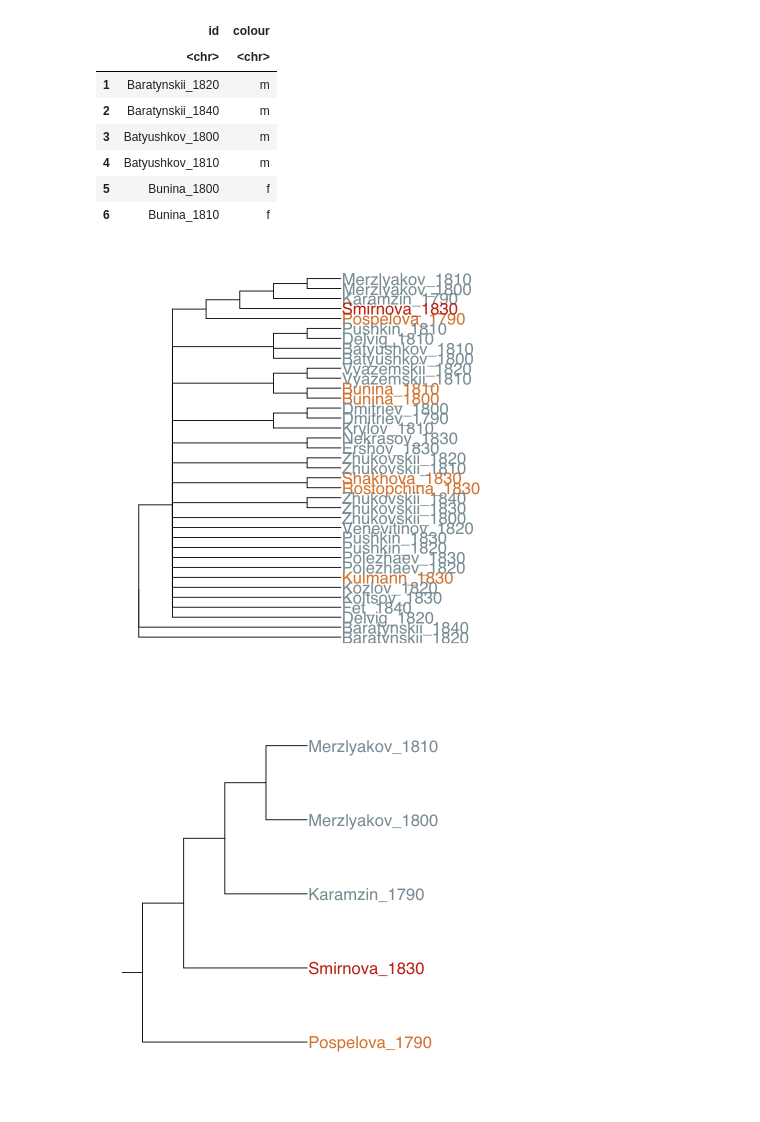
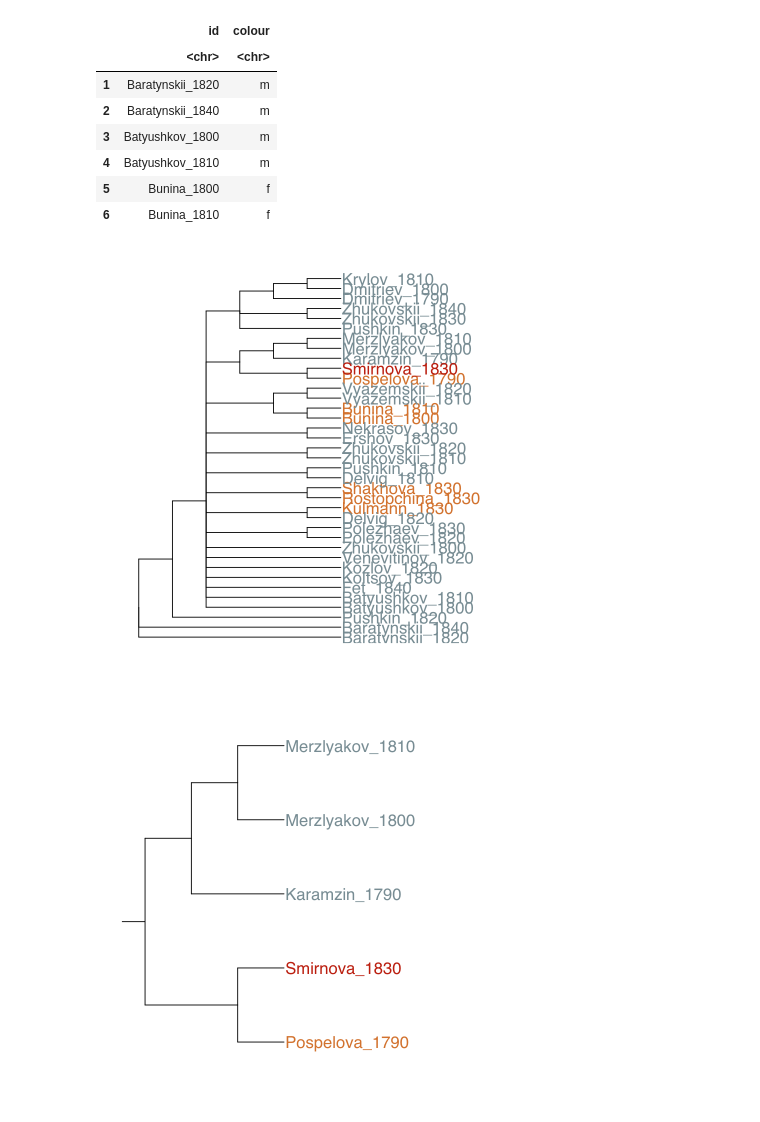
Before and after one commit to tonyamart/smirnova_hoax, a Jupyter notebook: Smirnova_experiment.ipynb, the cells around one changed output. Saved outputs shown, nothing was run; the diff lists cells and outputs as text; code cells hidden in the pictures.

```diff
--- a/Smirnova_experiment.ipynb
+++ b/Smirnova_experiment.ipynb
@@ -147,7 +114,7 @@ for(i in 1:n_iterations) {
   matrices[[i]] <- mat_fin
 
   # calculating distances
-  distances <- stylo::dist.delta(mat_fin)
+  distances <- stylo::dist.wurzburg(mat_fin)
 
   # clusterisation
   list_of_trees[[i]] <- distances %>%
@@ -230,19 +182,19 @@ f2 <- figure %<+% tree_groups +
 
 print(f2)
 # %% [output]
-[figure, old version]
+[figure, new version]
 # %%
 # select a clade
 
 clade <- f2
 
 f_zoom <- viewClade(clade, MRCA(clade,
-                               "Smirnova_1830", "Pospelova_1790"
+                               "Smirnova_1830", "Karamzin_1790"
                                ))
 
 print(f_zoom)
 # %% [output]
-[figure, old version]
+[figure, new version]
 # %%
 # plot merging and saving
 
```
Also changed, not shown: parts of 8 cells of this notebook, 6 other files.
